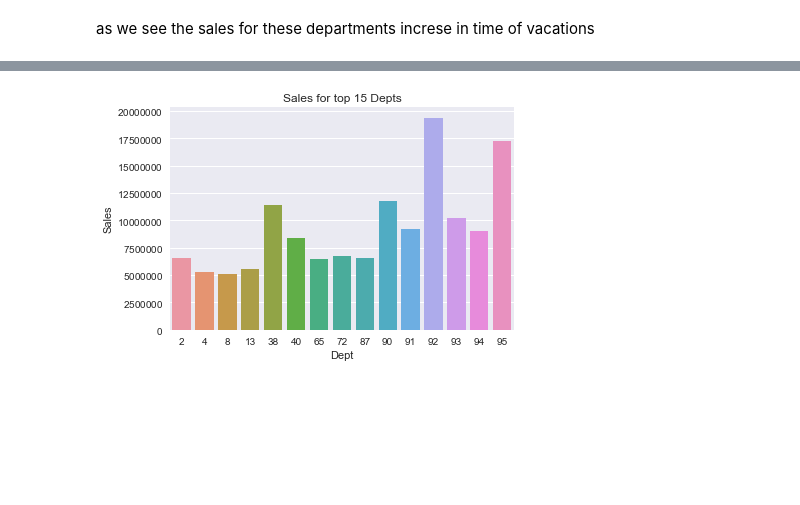
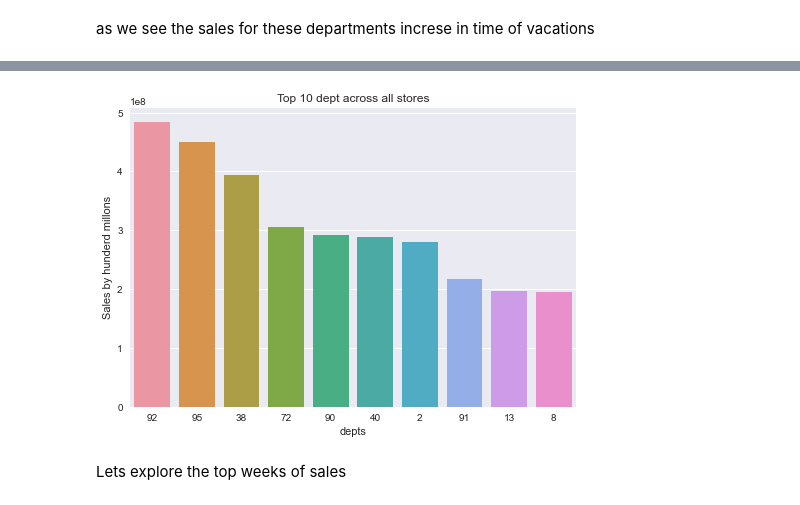
Before and after one commit to AnasElshaer01/Walmart-Sales-Forcasting, a Jupyter notebook: EDA.ipynb, the cells around one changed output, grey strips where cells are left out. Cells and saved outputs as stored; diff of their text form; code cells hidden in the pictures; blank space fills up the shorter version.

```diff
--- a/EDA.ipynb
+++ b/EDA.ipynb
@@ -91,5 +96,4 @@ len(data['Dept'].unique())
 # %%
 data['Date'] = pd.to_datetime(data['Date'])
 # %%
-# data.set_index('Date',inplace= True)
-# data.head(15)
+data.set_index('Date',inplace= True)
@@ -128,0 +117,5 @@ plt.show()
+# %%
+# create a new DataFrame with the weeks as rows, departments as columns, and sales as values
+sales_by_week_dept_store = data.pivot_table(index='Date', columns=['Dept', 'Store'], values='Weekly_Sales')
+
+sales_by_week_dept_store.head()
@@ -177,0 +169,5 @@ plt.show()
+# %%
+Total_sales = sales_by_week_dept_store.sum(axis=0).sort_values(ascending=False)
+Total_sales
+index = Total_sales.index.unique(level = 0)[:5]
+Total_sales.loc[(Total_sales.index.unique(level=0)[:5] )  , range(1,5)]
@@ -178,13 +239,12 @@ plt.show()
 # %%
-# Assuming 'sales_eachdeptr' is a DataFrame with sales data for each department
-formatter = ticker.ScalarFormatter(useMathText=True)
-formatter.set_scientific(False)
-plt.gca().yaxis.set_major_formatter(formatter)
-sales_bydept = sales_eachdeptr.sum(axis=0).sort_values (ascending=False)
-top_Dept = sales_bydept.head(15)
-sns.barplot(x =top_Dept.index ,  y = top_Dept.values , oreder= type_order )
-plt.ylabel('Sales')
-plt.title('Sales for top 15 Depts')
+#top departments across all stores
+Top_Dept =  Total_sales.groupby('Dept').sum().sort_values(ascending=False)[:10]
+sns.barplot(x= Top_Dept.index ,y = Top_Dept.values , order = Top_Dept.index )
+plt.title("Top 10 dept across all stores")
+plt.xlabel("depts")
+plt.ylabel('Sales by hunderd millons')
 plt.show()
 # %% [output]
-[figure, old version]
+[figure, new version]
+# %% [markdown]
+Lets explore the top weeks of sales
```
Also changed, not shown: parts of 26 cells of this notebook.
